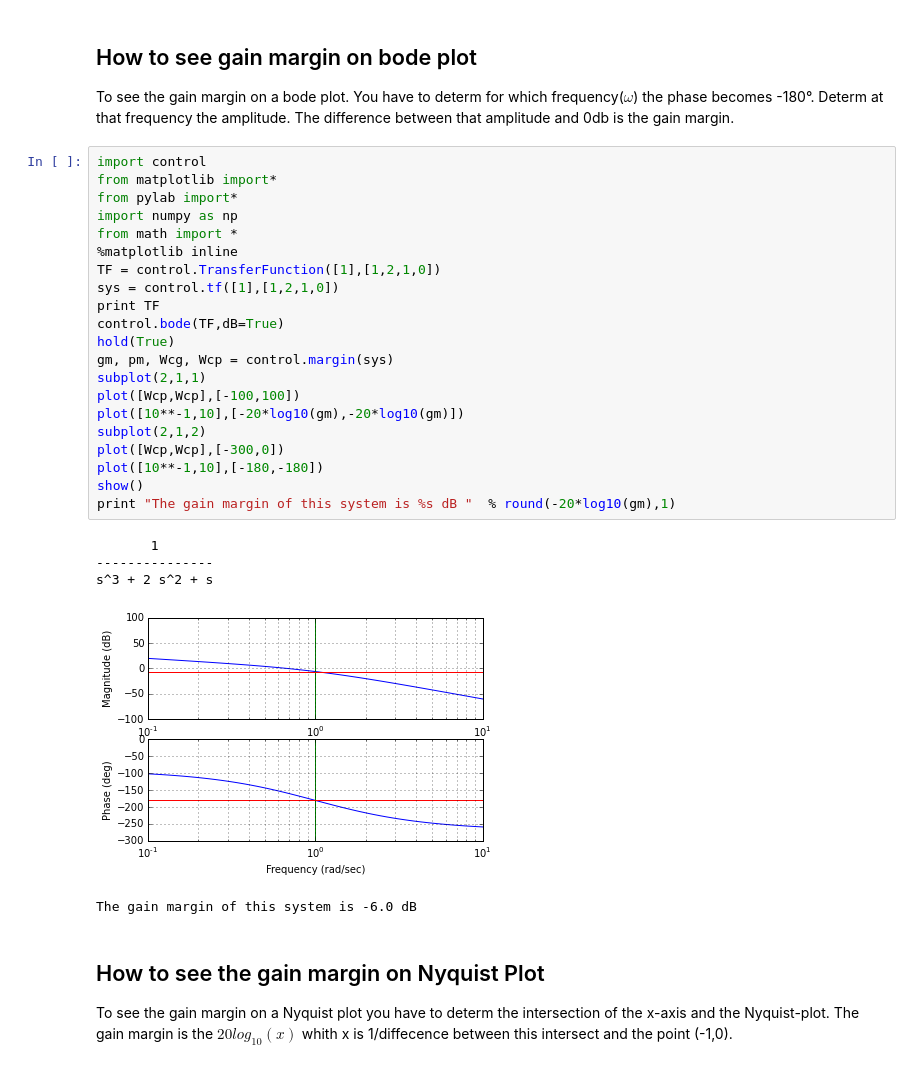
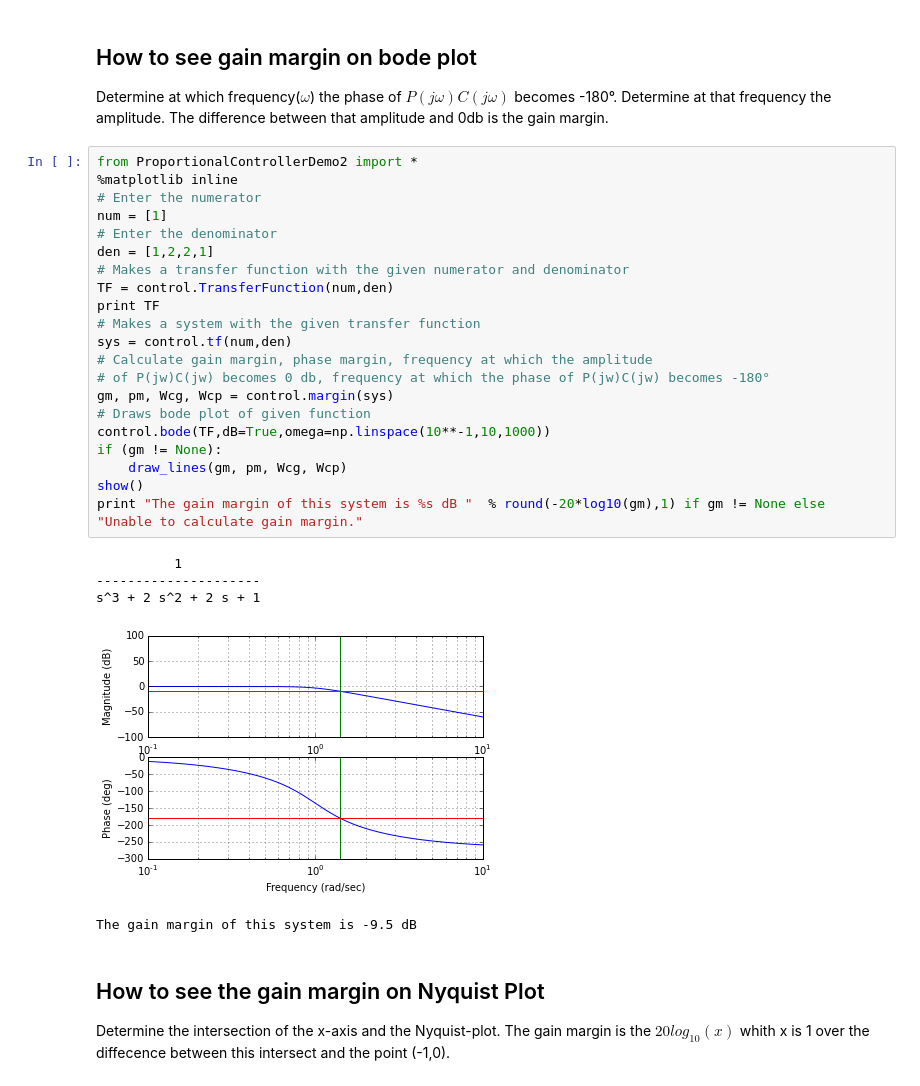
Before and after one commit to claesenm/kul-systeemtheorie, a Jupyter notebook: notebooks/ProportionalControllerDemo2.ipynb, the cells around one changed output. Saved outputs shown, nothing was run; the diff lists cells and outputs as text.

```diff
--- a/notebooks/ProportionalControllerDemo2.ipynb
+++ b/notebooks/ProportionalControllerDemo2.ipynb
@@ -4,33 +5,33 @@ The gainmargin is defined as $-20 log_{10}(\mid P(j\omega_{\pi})C(j\omega_{\pi})
 # %% [markdown]
 ## How to see gain margin on bode plot
-To see the gain margin on a bode plot. You have to determ for which frequency($\omega$) the phase becomes -180°. Determ at that frequency the amplitude. The difference between that amplitude and 0db is the gain margin.
+Determine at which frequency($\omega$) the phase of $P(j\omega)C(j\omega)$ becomes -180°. Determine at that frequency the amplitude. The difference between that amplitude and 0db is the gain margin.
-# %%
-import control
-from matplotlib import*
-from pylab import*
-import numpy as np
-from math import *
-%matplotlib inline
-TF = control.TransferFunction([1],[1,2,1,0])
-sys = control.tf([1],[1,2,1,0])
-print TF
-control.bode(TF,dB=True)
-hold(True)
-gm, pm, Wcg, Wcp = control.margin(sys)
-subplot(2,1,1)
-plot([Wcp,Wcp],[-100,100])
-plot([10**-1,10],[-20*log10(gm),-20*log10(gm)])
-subplot(2,1,2)
-plot([Wcp,Wcp],[-300,0])
-plot([10**-1,10],[-180,-180])
-show()
-print "The gain margin of this system is %s dB "  % round(-20*log10(gm),1)
-# %% [output]
-       1
----------------
-s^3 + 2 s^2 + s
-[figure, removed]
-The gain margin of this system is -6.0 dB
+# %%
+from ProportionalControllerDemo2 import *
+%matplotlib inline
+# Enter the numerator
+num = [1]
+# Enter the denominator
+den = [1,2,2,1]
+# Makes a transfer function with the given numerator and denominator
+TF = control.TransferFunction(num,den)
+print TF
+# Makes a system with the given transfer function
+sys = control.tf(num,den)
+# Calculate gain margin, phase margin, frequency at which the amplitude
+# of P(jw)C(jw) becomes 0 db, frequency at which the phase of P(jw)C(jw) becomes -180°
+gm, pm, Wcg, Wcp = control.margin(sys)
+# Draws bode plot of given function
+control.bode(TF,dB=True,omega=np.linspace(10**-1,10,1000))
+if (gm != None):
+    draw_lines(gm, pm, Wcg, Wcp)
+show()
+print "The gain margin of this system is %s dB "  % round(-20*log10(gm),1) if gm != None else "Unable to calculate gain margin."
+# %% [output]
+          1
+---------------------
+s^3 + 2 s^2 + 2 s + 1
+[figure, added]
+The gain margin of this system is -9.5 dB
 # %% [markdown]
 ## How to see the gain margin on Nyquist Plot
-To see the gain margin on a Nyquist plot you have to determ the intersection of the x-axis and the Nyquist-plot. The gain margin is the $ 20 log_{10}(x) $ whith x is 1/diffecence between this intersect and the point (-1,0).
+Determine the intersection of the x-axis and the Nyquist-plot. The gain margin is the $ 20 log_{10}(x) $ whith x is 1 over the diffecence between this intersect and the point (-1,0).
```
Also changed, not shown: parts of 3 cells of this notebook, 4 other files.
